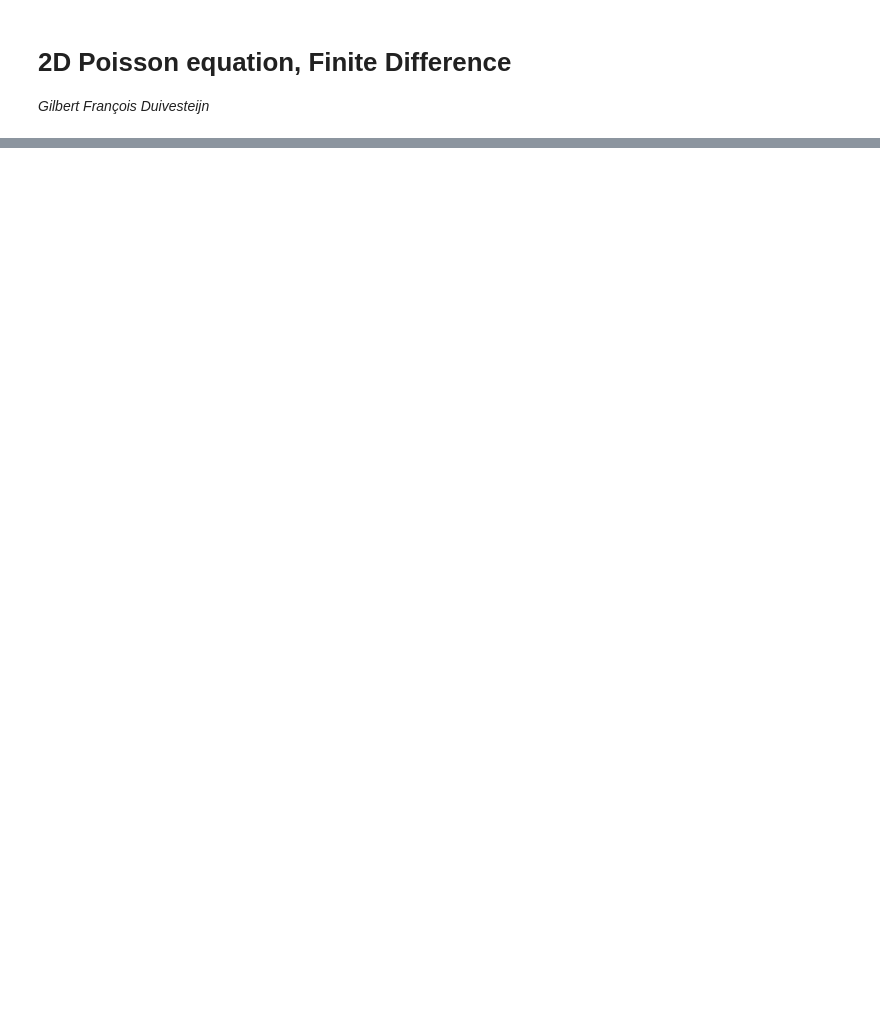
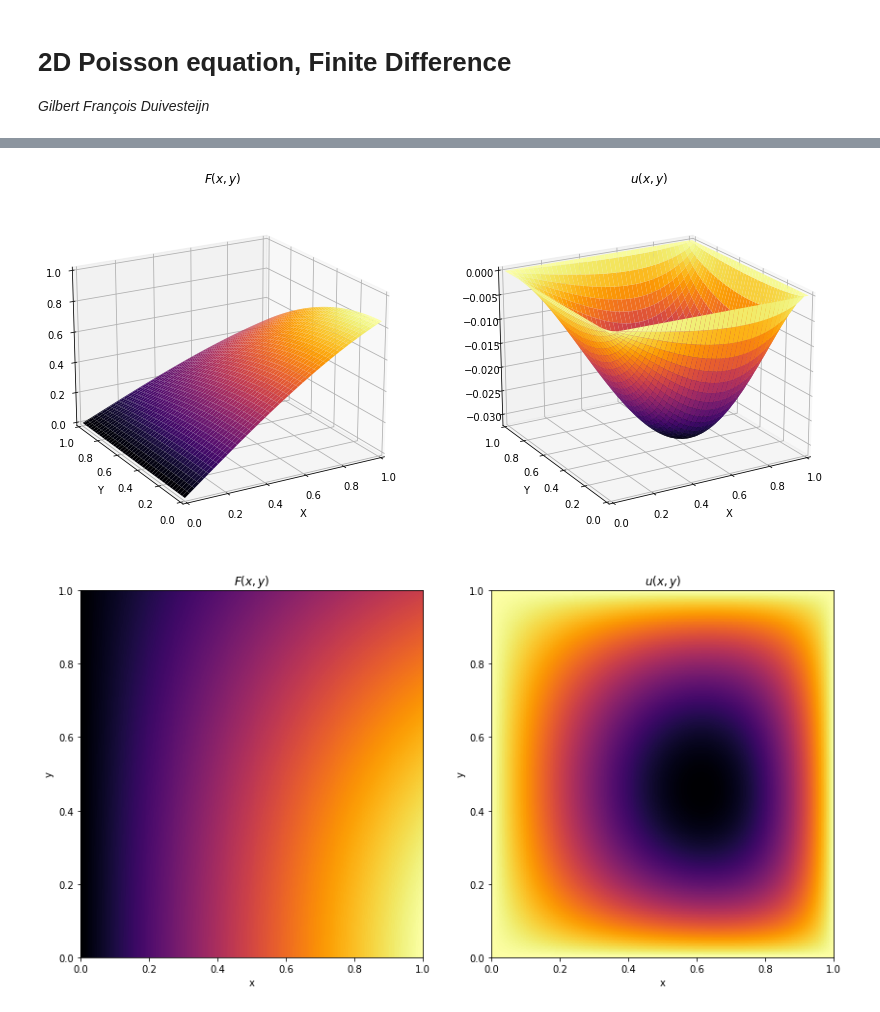
Before and after one commit to gilbertfrancois/partial-differential-equations, a Jupyter notebook: 2D Poisson equation, Finite Difference.ipynb, the cells around one changed output, grey strips where cells are left out. Drawn from its saved outputs; the diff is of its cells as text; code cells hidden in the pictures; blank space fills up the shorter version.

```diff
--- a/2D Poisson equation, Finite Difference.ipynb
+++ b/2D Poisson equation, Finite Difference.ipynb
@@ -63,0 +148,7 @@ plt.show()
+# %%
+x = np.linspace(0, 1, nx)
+y = np.linspace(0, 1, ny)
+# %%
+xx, yy = np.meshgrid(x, y)
+def fn(x, y):
+    return np.sin(x)*np.cos(y)
@@ -63,0 +163,5 @@ plt.show()
+# %%
+%%time
+
+# Solve the PDE
+u = np.linalg.solve(A, b)
@@ -63,0 +171,49 @@ plt.show()
+# %%
+# Reshape the solution u to 2D to match the inner nodes of Omega and add boundary values to u.
+u = u.reshape(ny-2, nx-2)
+
+# Add boundary values to solution u, (Omega_b = 0)
+ub = np.zeros(shape=(ny, nx))
+ub[1:ny-1,1:nx-1] = u
+u = ub
+# %%
+# 3D plots
+
+fig, ax = plt.subplots(1, 2, subplot_kw={"projection": "3d"}, figsize=(14, 7))
+ax[0].plot_surface(xx, yy, F, cmap="inferno", linewidth=1, antialiased=True)
+# fig.colorbar(surf, shrink=0.5, aspect=5)
+ax[0].view_init(20, 180+60)
+ax[0].set_xlim(0, 1)
+ax[0].set_ylim(0, 1)
+
+ax[0].set_zlim(0, 1)
+ax[0].set_title("$F(x, y)$")
+ax[0].set_xlabel("X")
+ax[0].set_ylabel("Y")
+
+ax[1].plot_surface(xx, yy, u, cmap="inferno", linewidth=1, antialiased=True)
+# fig.colorbar(surf, shrink=0.5, aspect=5)
+ax[1].view_init(20, 180+60)
+ax[1].set_xlim(0, 1)
+ax[1].set_ylim(0, 1)
+ax[1].set_title("$u(x, y)$")
+ax[1].set_xlabel("X")
+ax[1].set_ylabel("Y")
+
+plt.show()
+
+# 2D plots
+
+fig, axs = plt.subplots(1, 2, figsize=(14, 7))
+axs[0].imshow(F, cmap="inferno", origin="lower", aspect="auto", extent=[0, 1, 0, 1])
+axs[0].set_xlabel("x")
+axs[0].set_ylabel("y")
+axs[0].set_title("$F(x,y)$")
+axs[1].imshow(ub, cmap="inferno", origin="lower", aspect="auto", extent=[0, 1, 0, 1])
+axs[1].set_xlabel("x")
+axs[1].set_ylabel("y")
+axs[1].set_title("$u(x,y)$")
+plt.show()
+# %% [output]
+[figure, added]
+[figure, added]
```
Also changed, not shown: parts of 12 cells of this notebook, 1 other file.
